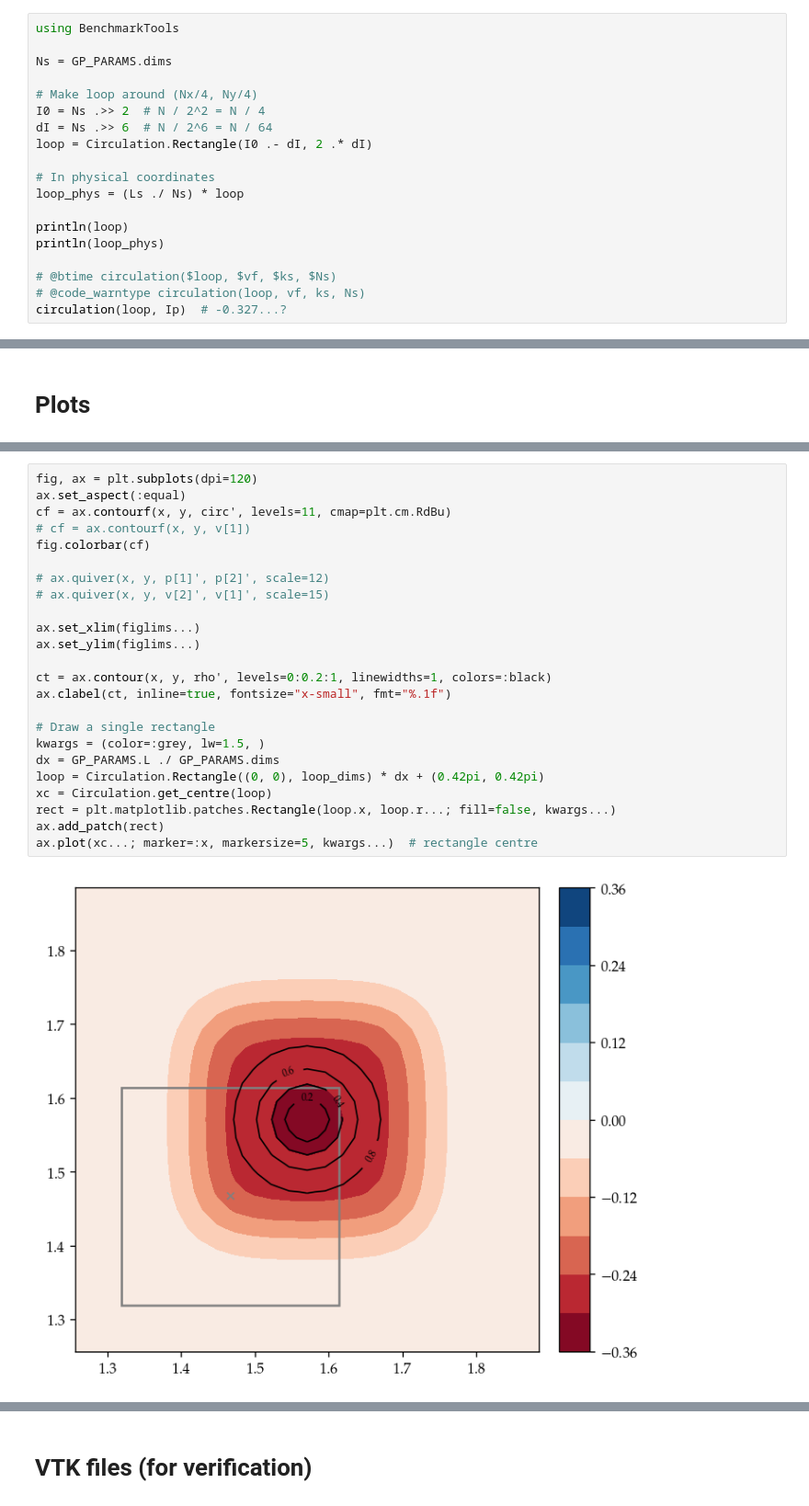
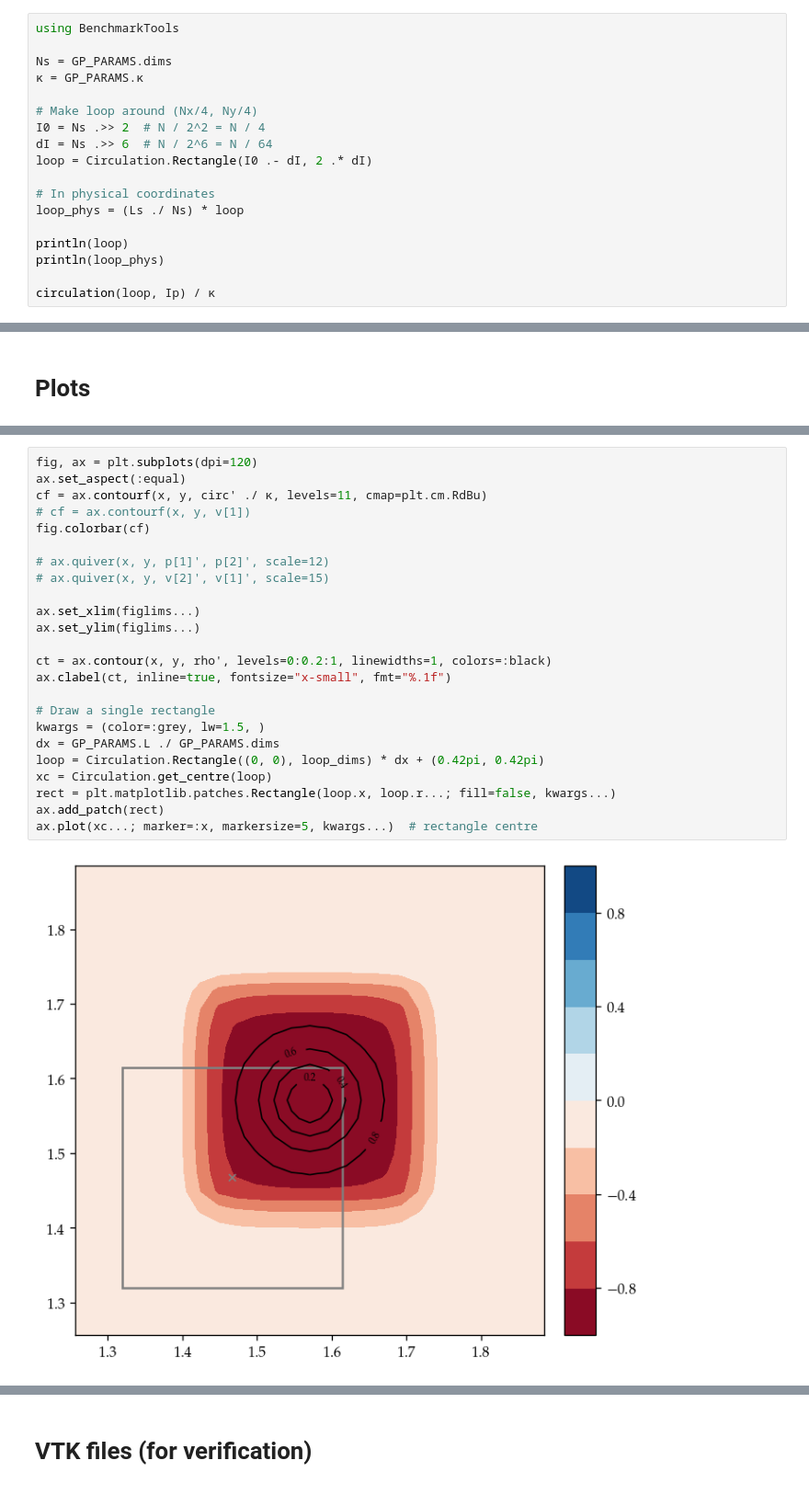
Before and after one commit to jipolanco/Circulation.jl, a Jupyter notebook: notebooks/tests.ipynb, the cells around one changed output, grey strips where cells are left out. Shown at 92% size. Cells and saved outputs as stored; diff of their text form.

```diff
--- a/notebooks/tests.ipynb
+++ b/notebooks/tests.ipynb
@@ -65,6 +69,7 @@ prepare!(Ip, p);
 using BenchmarkTools
 
 Ns = GP_PARAMS.dims
+κ = GP_PARAMS.κ
 
 # Make loop around (Nx/4, Ny/4)
 I0 = Ns .>> 2  # N / 2^2 = N / 4
@@ -77,9 +82,7 @@ loop_phys = (Ls ./ Ns) * loop
 println(loop)
 println(loop_phys)
 
-# @btime circulation($loop, $vf, $ks, $Ns)
-# @code_warntype circulation(loop, vf, ks, Ns)
-circulation(loop, Ip)  # -0.327...?
+circulation(loop, Ip) / κ
 # %% [output]
 Rectangle of size (8, 8) centred at (64.0, 64.0)
 Rectangle of size (0.19634954084936207, 0.19634954084936207) centred at (1.5707963267948966, 1.5707963267948966)
@@ -124,29 +130,29 @@ ax.set_ylim(figlims...)
 # %%
 fig, ax = plt.subplots(dpi=120)
 ax.set_aspect(:equal)
-cf = ax.contourf(x, y, circ', levels=11, cmap=plt.cm.RdBu)
+cf = ax.contourf(x, y, circ' ./ κ, levels=11, cmap=plt.cm.RdBu)
 # cf = ax.contourf(x, y, v[1])
 fig.colorbar(cf)
 
 # ax.quiver(x, y, p[1]', p[2]', scale=12)
 # ax.quiver(x, y, v[2]', v[1]', scale=15)
 
 ax.set_xlim(figlims...)
 ax.set_ylim(figlims...)
 
 ct = ax.contour(x, y, rho', levels=0:0.2:1, linewidths=1, colors=:black)
 ax.clabel(ct, inline=true, fontsize="x-small", fmt="%.1f")
 
 # Draw a single rectangle
 kwargs = (color=:grey, lw=1.5, )
 dx = GP_PARAMS.L ./ GP_PARAMS.dims
 loop = Circulation.Rectangle((0, 0), loop_dims) * dx + (0.42pi, 0.42pi)
 xc = Circulation.get_centre(loop)
 rect = plt.matplotlib.patches.Rectangle(loop.x, loop.r...; fill=false, kwargs...)
 ax.add_patch(rect)
 ax.plot(xc...; marker=:x, markersize=5, kwargs...)  # rectangle centre
 # %% [output]
-[figure, old version]
+[figure, new version]
 1-element Array{PyCall.PyObject,1}:
  PyObject <matplotlib.lines.Line2D object at 0x...>
 # %% [markdown]
```
Also changed, not shown: parts of 8 cells of this notebook, 1 other file.
